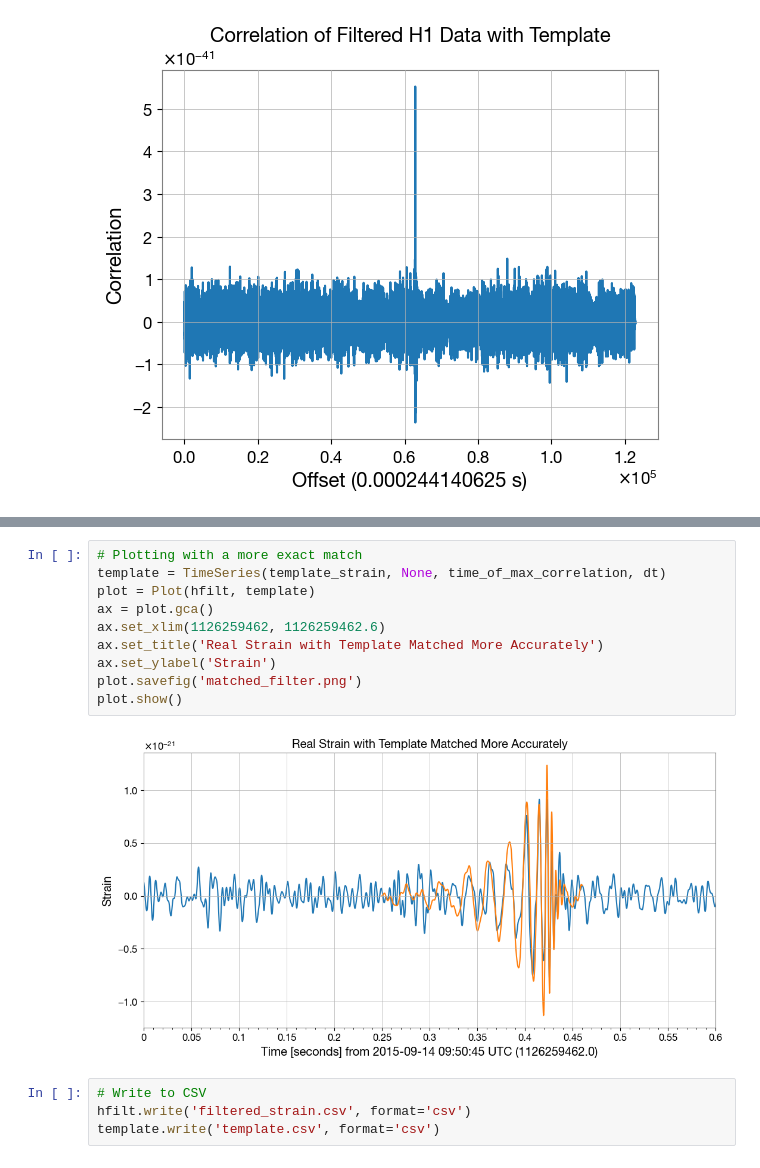
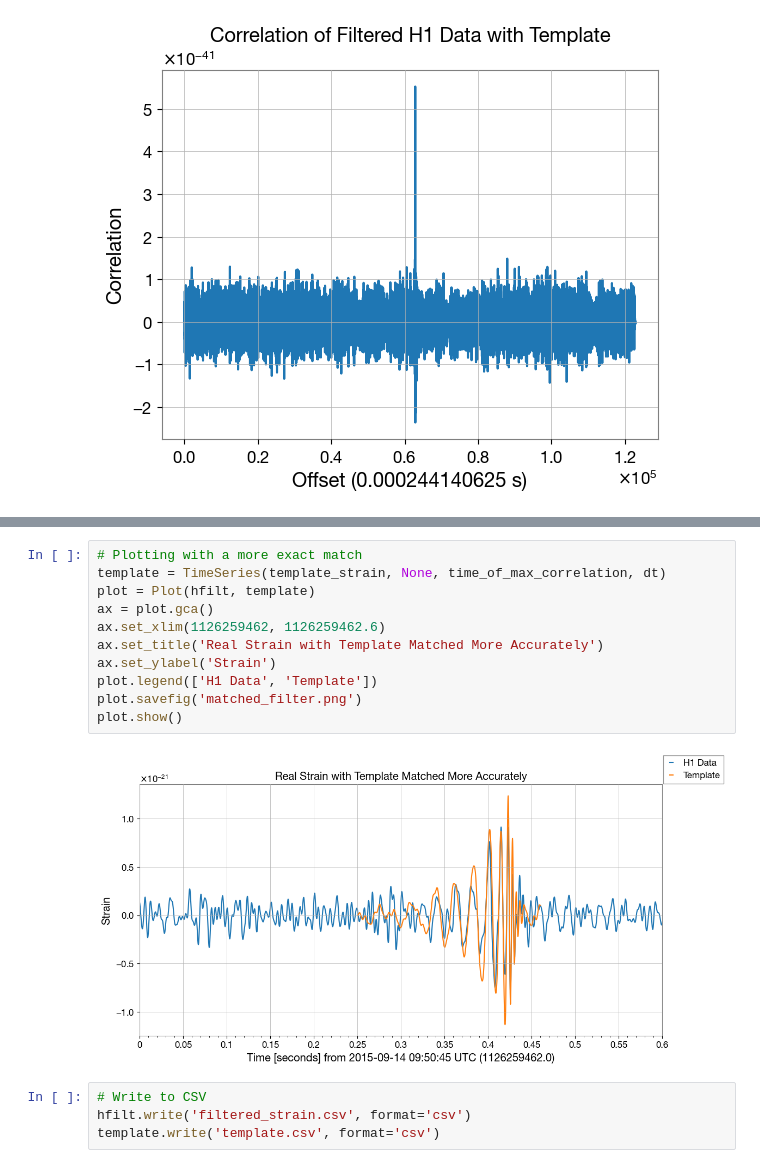
Before and after one commit to atcupps/GWInRP, a Jupyter notebook: preliminary exploration/filtering.ipynb, the cells around one changed output, grey strips where cells are left out. Drawn from its saved outputs; the diff is of its cells as text.

```diff
--- a/preliminary exploration/filtering.ipynb
+++ b/preliminary exploration/filtering.ipynb
@@ -130,15 +132,16 @@ Maximum correlation of 5.525698458863586e-41 at 1126259462.25 s)
 # %%
 # Plotting with a more exact match
 template = TimeSeries(template_strain, None, time_of_max_correlation, dt)
 plot = Plot(hfilt, template)
 ax = plot.gca()
 ax.set_xlim(1126259462, 1126259462.6)
 ax.set_title('Real Strain with Template Matched More Accurately')
 ax.set_ylabel('Strain')
+plot.legend(['H1 Data', 'Template'])
 plot.savefig('matched_filter.png')
 plot.show()
 # %% [output]
-[figure, old version]
+[figure, new version]
 # %%
 # Write to CSV
 hfilt.write('filtered_strain.csv', format='csv')
```
Also changed, not shown: parts of 2 cells of this notebook, 1 other file.
